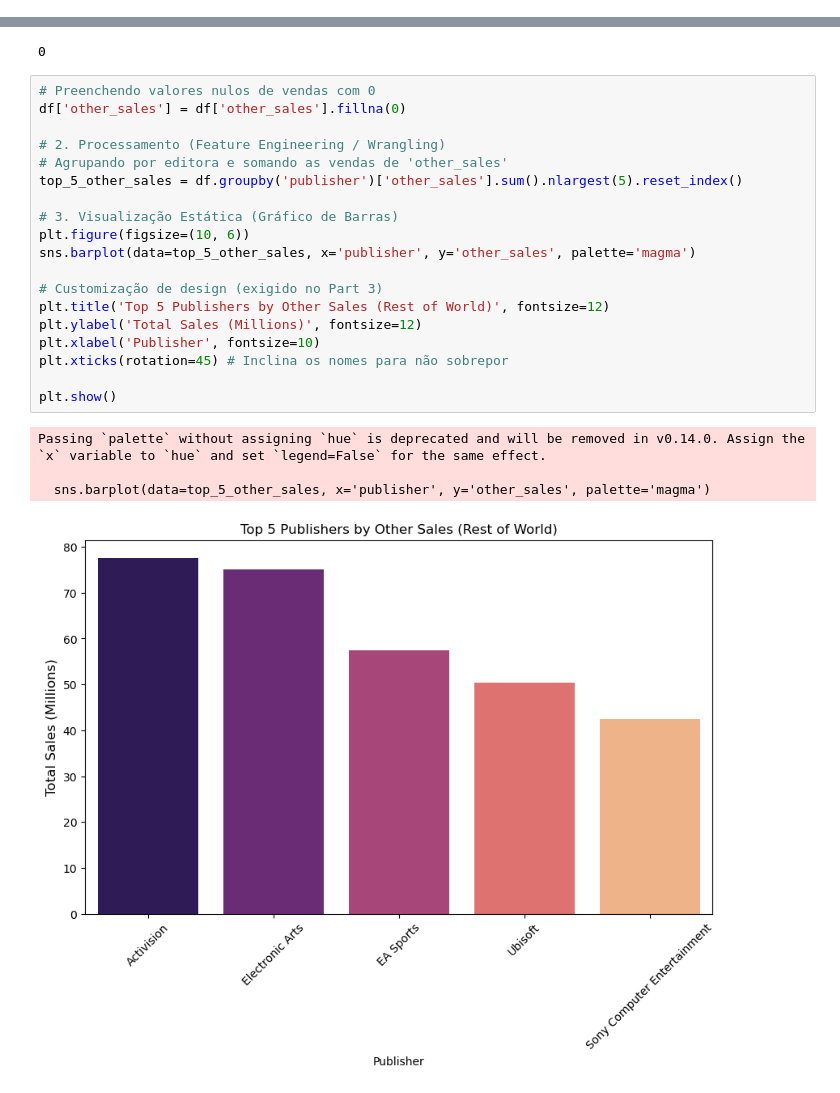
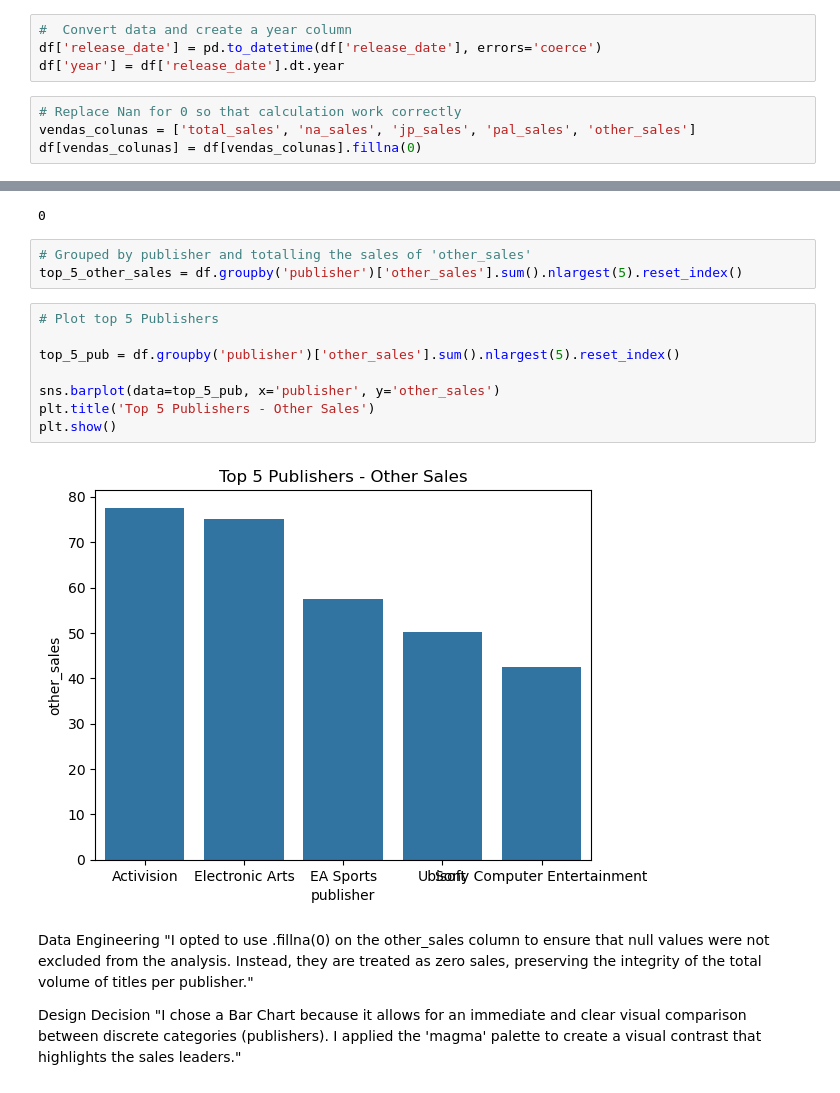
Before and after one commit to 2025581-prog/ca1-semester-2-data-visualization-2025581-prog, a Jupyter notebook: Thaiany_DPrepHdip_CA1.ipynb, the cells around one changed output, grey strips where cells are left out. Cells and saved outputs as stored; diff of their text form.

Commit message:
Update 2 part
Update

```diff
--- a/Thaiany_DPrepHdip_CA1.ipynb
+++ b/Thaiany_DPrepHdip_CA1.ipynb
@@ -75,4 +75,12 @@ other_sales     48888
 release_date     7051
 last_update     46137
 dtype: int64
+# %%
+#  Convert data and create a year column
+df['release_date'] = pd.to_datetime(df['release_date'], errors='coerce')
+df['year'] = df['release_date'].dt.year
+# %%
+# Replace Nan for 0 so that calculation work correctly
+vendas_colunas = ['total_sales', 'na_sales', 'jp_sales', 'pal_sales', 'other_sales']
+df[vendas_colunas] = df[vendas_colunas].fillna(0)
 # %%
@@ -89,27 +97,22 @@ df['total_sales'] = df['total_sales'].fillna(0)
 print(df.duplicated().sum())
 # %% [output]
 0
-# %%
-# Preenchendo valores nulos de vendas com 0
-df['other_sales'] = df['other_sales'].fillna(0)
-
-# 2. Processamento (Feature Engineering / Wrangling)
-# Agrupando por editora e somando as vendas de 'other_sales'
-top_5_other_sales = df.groupby('publisher')['other_sales'].sum().nlargest(5).reset_index()
-
-# 3. Visualização Estática (Gráfico de Barras)
-plt.figure(figsize=(10, 6))
-sns.barplot(data=top_5_other_sales, x='publisher', y='other_sales', palette='magma')
-
-# Customização de design (exigido no Part 3)
-plt.title('Top 5 Publishers by Other Sales (Rest of World)', fontsize=12)
-plt.ylabel('Total Sales (Millions)', fontsize=12)
-plt.xlabel('Publisher', fontsize=10)
-plt.xticks(rotation=45) # Inclina os nomes para não sobrepor
-
-plt.show()
-# %% [output]
-Passing `palette` without assigning `hue` is deprecated and will be removed in v0.14.0. Assign the `x` variable to `hue` and set `legend=False` for the same effect.
-
-  sns.barplot(data=top_5_other_sales, x='publisher', y='other_sales', palette='magma')
-[figure, removed]
+# %%
+# Grouped by publisher and totalling the sales of 'other_sales'
+top_5_other_sales = df.groupby('publisher')['other_sales'].sum().nlargest(5).reset_index()
+# %%
+# Plot top 5 Publishers
+
+top_5_pub = df.groupby('publisher')['other_sales'].sum().nlargest(5).reset_index()
+
+sns.barplot(data=top_5_pub, x='publisher', y='other_sales')
+plt.title('Top 5 Publishers - Other Sales')
+plt.show()
+# %% [output]
+[figure, added]
+# %% [markdown]
+Data Engineering
+"I opted to use .fillna(0) on the other_sales column to ensure that null values were not excluded from the analysis. Instead, they are treated as zero sales, preserving the integrity of the total volume of titles per publisher."
+
+Design Decision
+"I chose a Bar Chart because it allows for an immediate and clear visual comparison between discrete categories (publishers). I applied the 'magma' palette to create a visual contrast that highlights the sales leaders."
```
Also changed, not shown: parts of 6 cells of this notebook.
